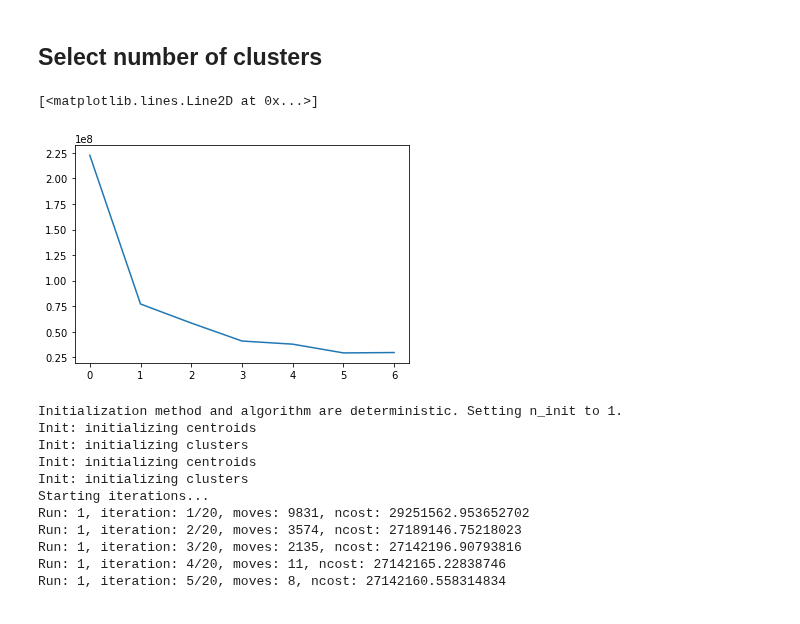
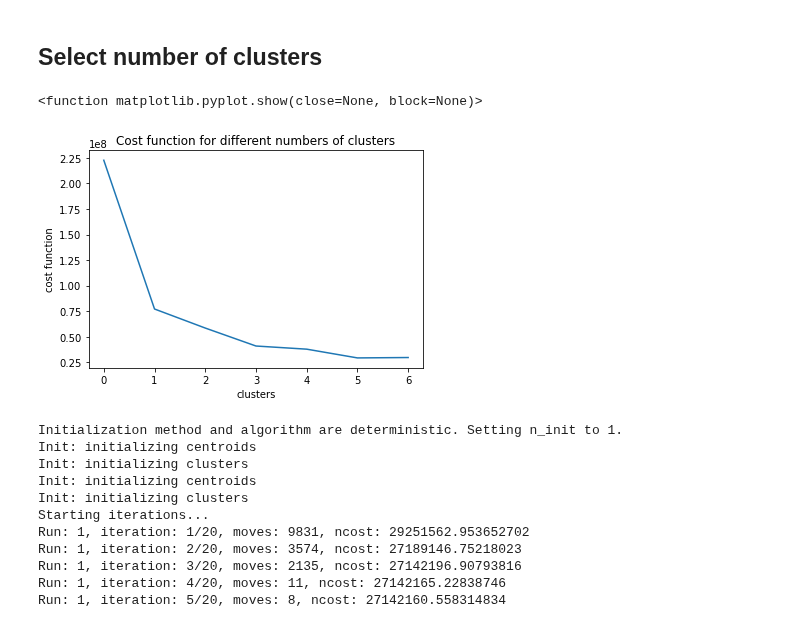
Before and after one commit to aojudo/seminar-marketing, a Jupyter notebook: k-prototypes.ipynb, the cells around one changed output. Cells and saved outputs as stored; diff of their text form; code cells hidden in the pictures.

```diff
--- a/k-prototypes.ipynb
+++ b/k-prototypes.ipynb
@@ -112,15 +112,19 @@ categorical_features_idx = [1,2,3,5]
 # %%
 #Choosing optimal K
 cost = []
 for num_clusters in list(range(1,8)):
     kproto = KPrototypes(n_clusters=num_clusters, verbose=0)
     kproto.fit_predict(train_features, categorical=categorical_features_idx)
     cost.append(kproto.cost_)
 
 plt.plot(cost)
+plt.title('Cost function for different numbers of clusters')
+plt.ylabel('cost function')
+plt.xlabel('clusters')
+plt.show
 # %% [output]
-[<matplotlib.lines.Line2D at 0x...>]
+<function matplotlib.pyplot.show(close=None, block=None)>
-[figure, old version]
+[figure, new version]
 # %%
 categorical_features_idx = [1,2,3,5]
 # %%
```
Also changed, not shown: 1 other file.
